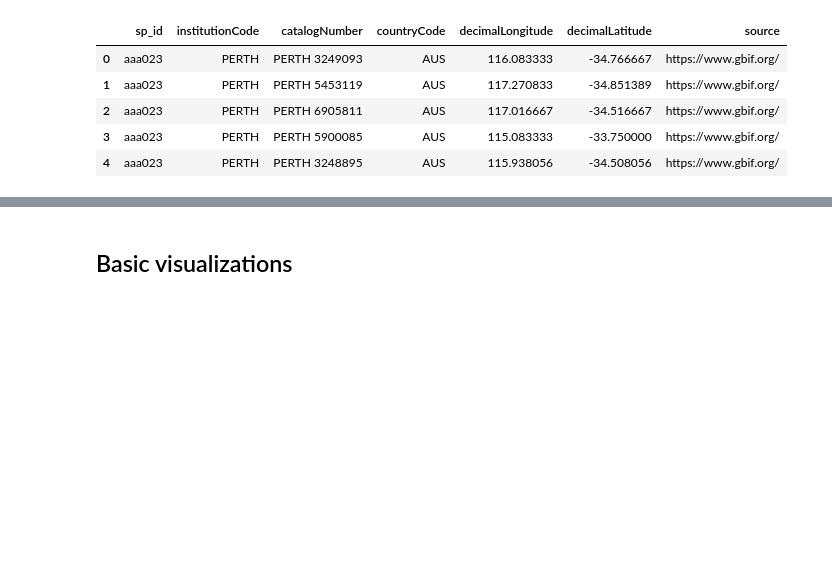
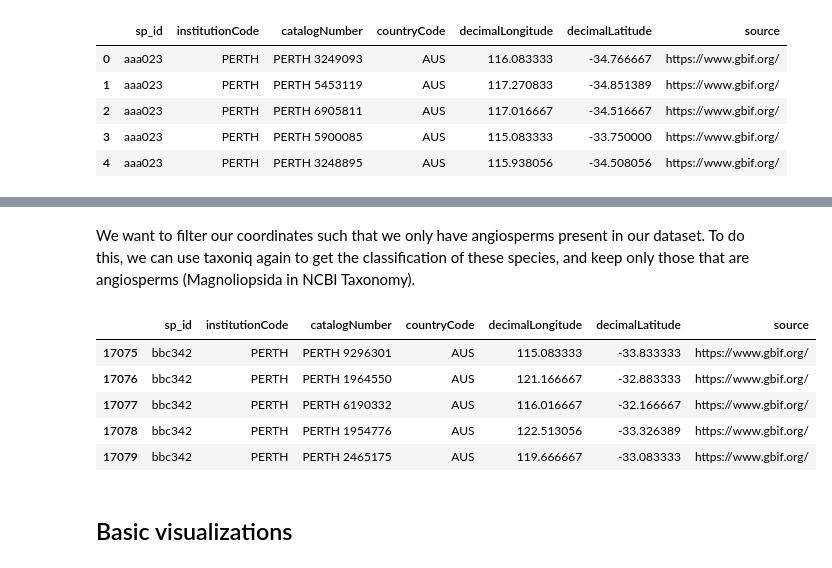
Before and after one commit to serenalotreck/desiccation-network, a Jupyter notebook: notebooks/plant_and_author_distributions.ipynb, the cells around one changed output, grey strips where cells are left out. Drawn from its saved outputs; the diff is of its cells as text; code cells hidden in the pictures; blank space fills up the shorter version.

```diff
--- a/notebooks/plant_and_author_distributions.ipynb
+++ b/notebooks/plant_and_author_distributions.ipynb
@@ -51,3 +60,5 @@ spec_names.head()
 | 2 | aax231 | Anemiaceae | Anemia mexicana | Klotzsch | NaN | Kessler & Siorak (2007), Mkhize (... |
 | 3 | aar329 | Anemiaceae | Anemia rotundifolia | Schrad. | NaN | Kessler & Siorak (2007), Derzhavi... |
 | 4 | aat020 | Anemiaceae | Anemia tomentosa | (Savigny) Sw. | NaN | Gaff (1987), Kessler & Siorak (20... |
+# %% [markdown]
+We want to filter our coordinates such that we only have angiosperms present in our dataset. To do this, we can use taxoniq again to get the classification of these species, and keep only those that are angiosperms (Magnoliopsida in NCBI Taxonomy).
@@ -54,3 +74,13 @@ spec_names.head()
+# %%
+spec_occ_angio = spec_occ[spec_occ['sp_id'].isin(spec_ids_to_keep)]
+spec_occ_angio.head()
+# %% [output]
+|  | sp_id | institutionCode | catalogNumber | countryCode | decimalLongitude | decimalLatitude | source |
+| 17075 | bbc342 | PERTH | PERTH 9296301 | AUS | 115.083333 | -33.833333 | https://www.gbif.org/ |
+| 17076 | bbc342 | PERTH | PERTH 1964550 | AUS | 121.166667 | -32.883333 | https://www.gbif.org/ |
+| 17077 | bbc342 | PERTH | PERTH 6190332 | AUS | 116.016667 | -32.166667 | https://www.gbif.org/ |
+| 17078 | bbc342 | PERTH | PERTH 1954776 | AUS | 122.513056 | -33.326389 | https://www.gbif.org/ |
+| 17079 | bbc342 | PERTH | PERTH 2465175 | AUS | 119.666667 | -33.083333 | https://www.gbif.org/ |
 # %% [markdown]
 ## Basic visualizations
 # %% [markdown]
```
Also changed, not shown: parts of 52 cells of this notebook, 1 other file.
